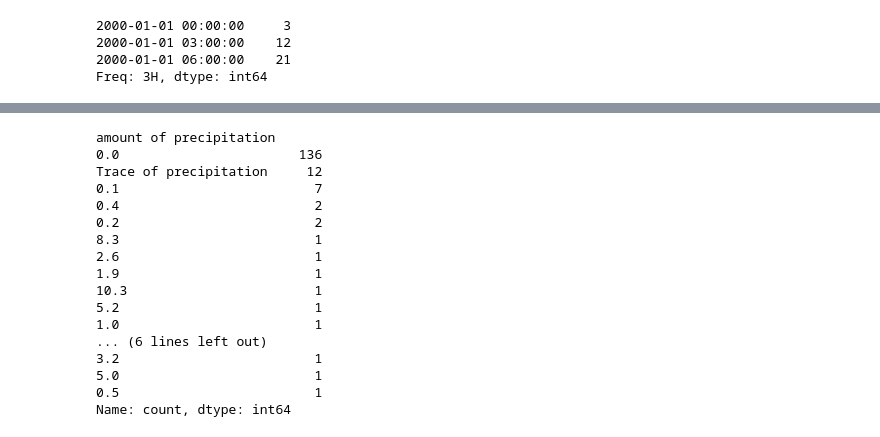
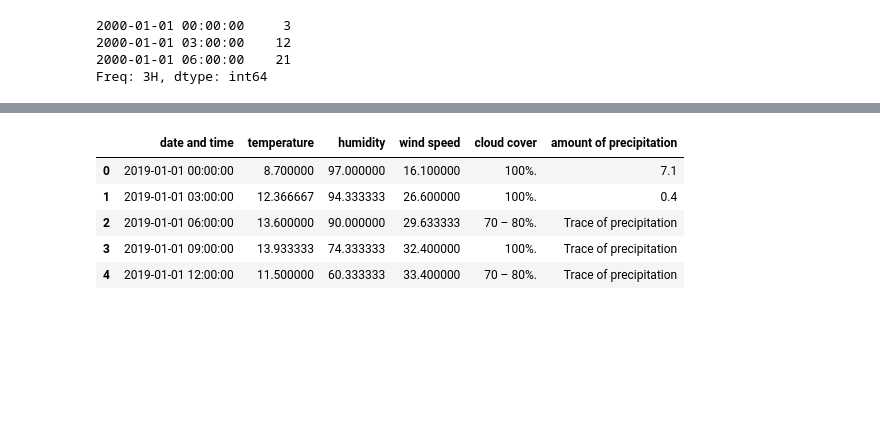
Before and after one commit to getpeped/Projects, a Jupyter notebook: yellow_taxi_trip_records/module3.ipynb, the cells around one changed output, grey strips where cells are left out. Saved outputs shown, nothing was run; the diff lists cells and outputs as text; code cells hidden in the pictures; blank space fills up the shorter version.

```diff
--- a/yellow_taxi_trip_records/module3.ipynb
+++ b/yellow_taxi_trip_records/module3.ipynb
@@ -331,20 +223,11 @@ Name: count, dtype: int64
-# %%
-df['amount of precipitation'].value_counts()
-# %% [output]
-amount of precipitation
-0.0                       136
-Trace of precipitation     12
-0.1                         7
-0.4                         2
-0.2                         2
-8.3                         1
-2.6                         1
-1.9                         1
-10.3                        1
-5.2                         1
-1.0                         1
-... (6 lines left out)
-3.2                         1
-5.0                         1
-0.5                         1
-Name: count, dtype: int64
+# %%
+# The source file has been modified to present how to deal with missing values, strings
+nyc_weather = pd.read_csv('data/nyc_weather_missing_values.csv')
+nyc_weather.head()
+# %% [output]
+|  | date and time | temperature | humidity | wind speed | cloud cover | amount of precipitation |
+| 0 | 2019-01-01 00:00:00 | 8.700000 | 97.000000 | 16.100000 | 100%. | 7.1 |
+| 1 | 2019-01-01 03:00:00 | 12.366667 | 94.333333 | 26.600000 | 100%. | 0.4 |
+| 2 | 2019-01-01 06:00:00 | 13.600000 | 90.000000 | 29.633333 | 70 – 80%. | Trace of precipitation |
+| 3 | 2019-01-01 09:00:00 | 13.933333 | 74.333333 | 32.400000 | 100%. | Trace of precipitation |
+| 4 | 2019-01-01 12:00:00 | 11.500000 | 60.333333 | 33.400000 | 70 – 80%. | Trace of precipitation |
```
Also changed, not shown: parts of 9 cells of this notebook, 1 other file.
